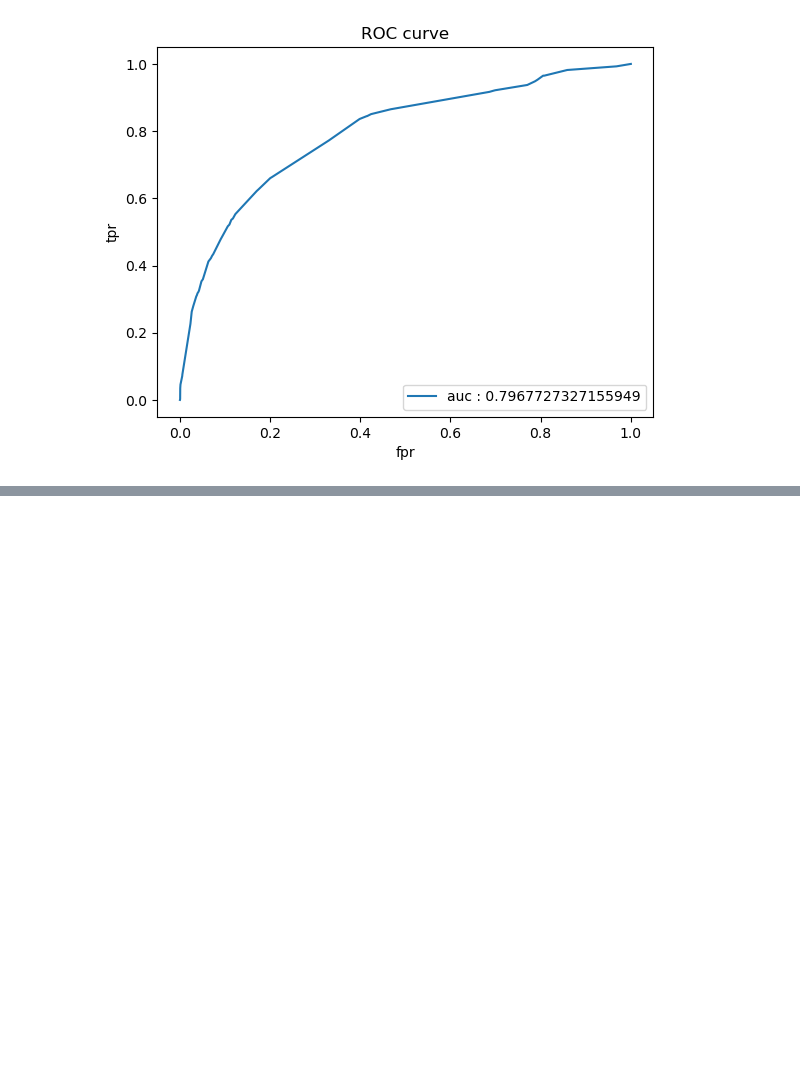
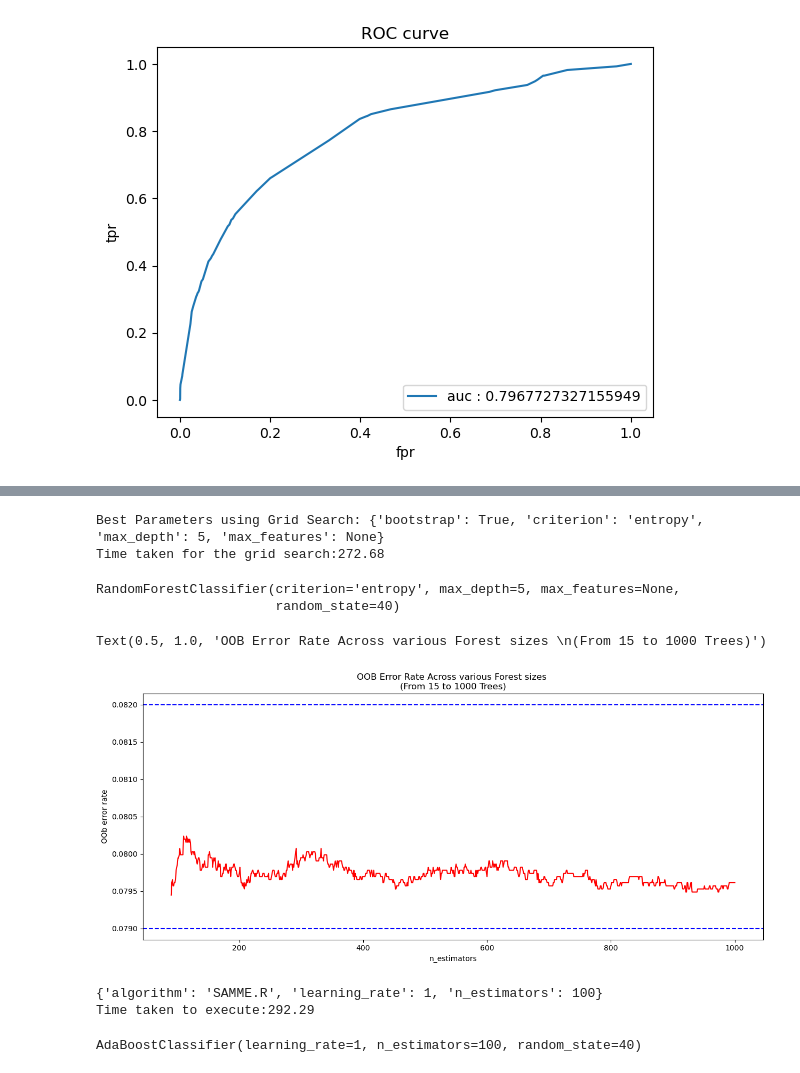
Before and after one commit to TirumaniSrilakshmi/YourCabs-ML-project, a Jupyter notebook: travelType2.ipynb, the cells around one changed output, grey strips where cells are left out. Drawn from its saved outputs; the diff is of its cells as text; code cells hidden in the pictures; blank space fills up the shorter version.

```diff
--- a/travelType2.ipynb
+++ b/travelType2.ipynb
@@ -306,0 +317,51 @@ plt.show()
+# %%
+#HyperParameter Optimization using GridSearchCV
+np.random.seed(40)
+start = time.time()
+param_dist = {'max_depth': [2,3,4,5],
+              'bootstrap':[True,False],
+             'max_features': ['auto','sqrt','log2',None],
+             'criterion': ['gini','entropy']}
+cv_rf = GridSearchCV(fit_rf,cv =10,param_grid = param_dist,n_jobs = 3)
+cv_rf.fit(x_train,y_train)
+print('Best Parameters using Grid Search:',cv_rf.best_params_)
+
+end = time.time()
+print('Time taken for the grid search:%.2f '%(end-start))
+# %% [output]
+Best Parameters using Grid Search: {'bootstrap': True, 'criterion': 'entropy', 'max_depth': 5, 'max_features': None}
+Time taken for the grid search:272.68
+# %%
+fit_rf.set_params(criterion = 'entropy',max_features =None ,max_depth = 5)
+# %% [output]
+RandomForestClassifier(criterion='entropy', max_depth=5, max_features=None,
+                       random_state=40)
+# %%
+#OOb Rate
+fit_rf.set_params(warm_start=True,
+                  oob_score=True)
+
+min_estimators = 90
+max_estimators = 1000
+
+error_rate = {}
+
+for i in range(min_estimators, max_estimators + 1):
+    fit_rf.set_params(n_estimators=i)
+    fit_rf.fit(x_train, y_train)
+
+    oob_error = 1 - fit_rf.oob_score_
+    error_rate[i] = oob_error
+# %%
+oob_series = pd.Series(error_rate)
+# %%
+plt.figure(figsize = (15,6))
+oob_series.plot(kind = 'line',color = 'red')
+plt.axhline(0.082,color = 'blue',linestyle = '--')
+plt.axhline(0.079,color = 'blue',linestyle = '--')
+plt.xlabel('n_estimators')
+plt.ylabel('OOb error rate')
+plt.title('OOB Error Rate Across various Forest sizes \n(From 15 to 1000 Trees)')
+# %% [output]
+Text(0.5, 1.0, 'OOB Error Rate Across various Forest sizes \n(From 15 to 1000 Trees)')
+[figure, added]
@@ -306,0 +372,22 @@ plt.show()
+# %%
+# HYper Parameter tuning for GridSearchCV
+np.random.seed(40)
+start= time.time()
+parameters = {
+    'n_estimators':[10,50,100,500],
+    'learning_rate':[0.0001,0.01,0.01,0.1,1],
+    'algorithm':['SAMME','SAMME.R']
+}
+cv_ab = GridSearchCV(fit_ab,cv=10,param_grid = parameters,n_jobs = 3)
+cv_ab.fit(x_train,y_train)
+
+print(cv_ab.best_params_)
+end = time.time()
+print('Time taken to execute:%0.2f'%(end-start))
+# %% [output]
+{'algorithm': 'SAMME.R', 'learning_rate': 1, 'n_estimators': 100}
+Time taken to execute:292.29
+# %%
+fit_ab.set_params(algorithm = 'SAMME.R',learning_rate = 1, n_estimators = 100)
+# %% [output]
+AdaBoostClassifier(learning_rate=1, n_estimators=100, random_state=40)
```
Also changed, not shown: parts of 7 cells of this notebook, 2 other files.
